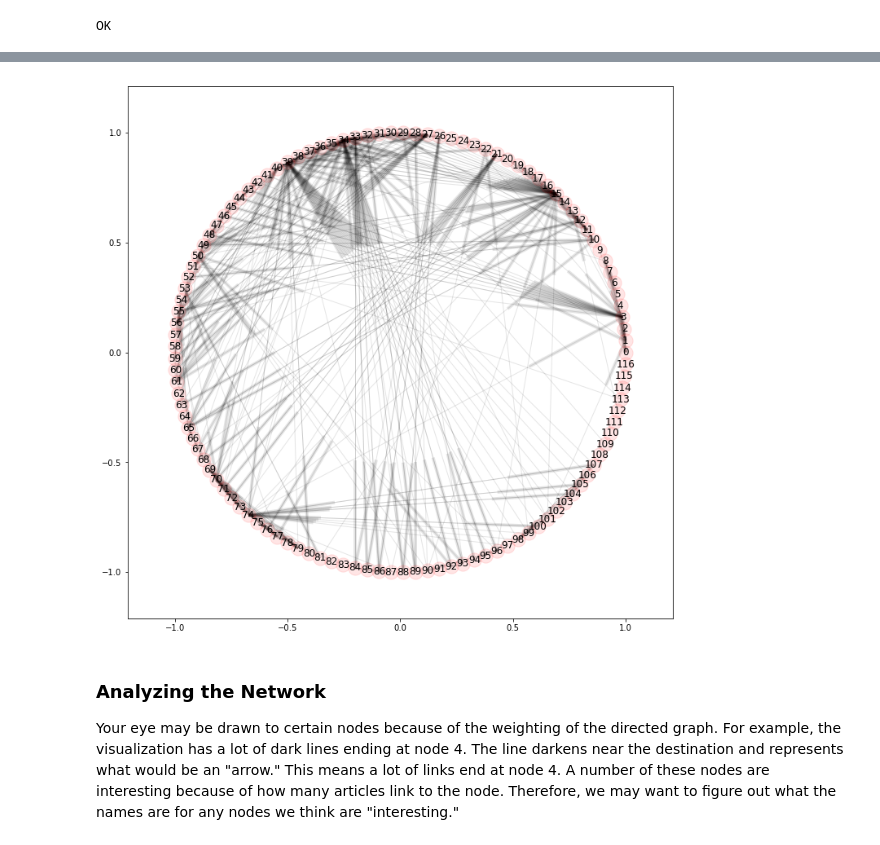
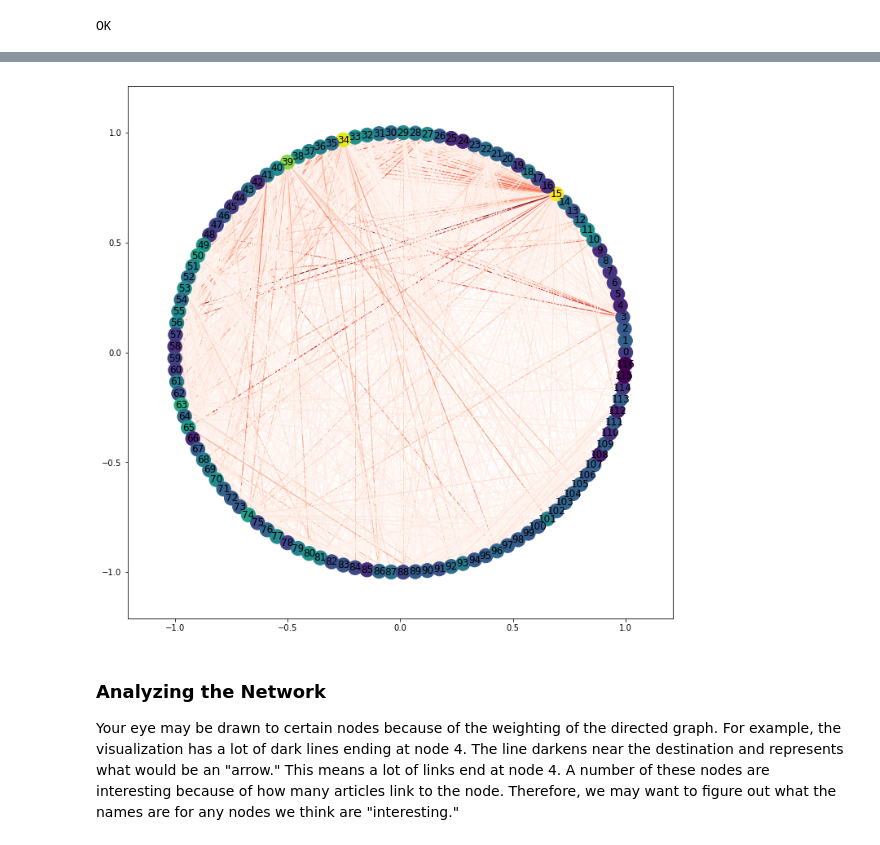
Before and after one commit to jchuahtacc/SuperheroSocialNetworking, a Jupyter notebook: Superhero Social Networking.ipynb, the cells around one changed output, grey strips where cells are left out. Drawn from its saved outputs; the diff is of its cells as text; code cells hidden in the pictures.

Commit message:
Added node degrees and edge weights to visualization

```diff
--- a/Superhero Social Networking.ipynb
+++ b/Superhero Social Networking.ipynb
@@ -303,24 +285,54 @@ First, we have to add a numbered node in our graph for each node in the edge map
 # %%
 %matplotlib inline
 
 import matplotlib.pyplot as plt
 
 import networkx as nx
 graph = nx.DiGraph()
+edge_map = edges.edge_map
+length = len(edges.edge_map)
 
-for row in range(0, len(edges.edge_map)):
-    graph.add_node(row)
+weights = list()
+degrees = list()
+labels = dict()
 
-for row in range(0, len(edges.edge_map)):
-    for col in range(0, len(edges.edge_map[row])):
-        if edges.edge_map[row][col] > 2:
+for row in range(0, length):
+    degree = 0
+    for col in range(0, length):
+        if edge_map[row][col] > 0:
             graph.add_edge(row, col)
+            weights.append(edge_map[row][col])
+            degree = degree + 1
+    degrees.append(degree)
+
+node_color_map = None
+edge_color_map = plt.cm.Reds
+
+if not len(weights):
+    weights = 'k'
+
+if not len(degrees):
+    sizes = 300
+
+if len(degrees):
+    vmin = min(degrees)
+    vmax = max(degrees)
+else:
+    vmin = 0
+    vmax = 0
+
+if len(weights):
+    edge_vmin = min(weights)
+    edge_vmax = max(weights)
+else:
+    edge_vmin = 0
+    edge_vmax = 0
 
 plt.figure(1, figsize=(12, 12))
-nx.draw_networkx(graph, pos = nx.circular_layout(graph), with_labels=True, alpha=0.1)
+nx.draw_networkx(graph, pos = nx.circular_layout(graph), vmin=vmin, vmax=vmax, with_labels=True,edge_color=weights, node_color=degrees, edge_vmin=edge_vmin, edge_vmax=edge_vmax, edge_cmap=edge_color_map, cmap=node_color_map, arrows=False)
 plt.show()
 # %% [output]
-[figure, old version]
+[figure, new version]
 # %% [markdown]
 ### Analyzing the Network
 
```
Also changed, not shown: parts of 4 cells of this notebook, 1 other file.
